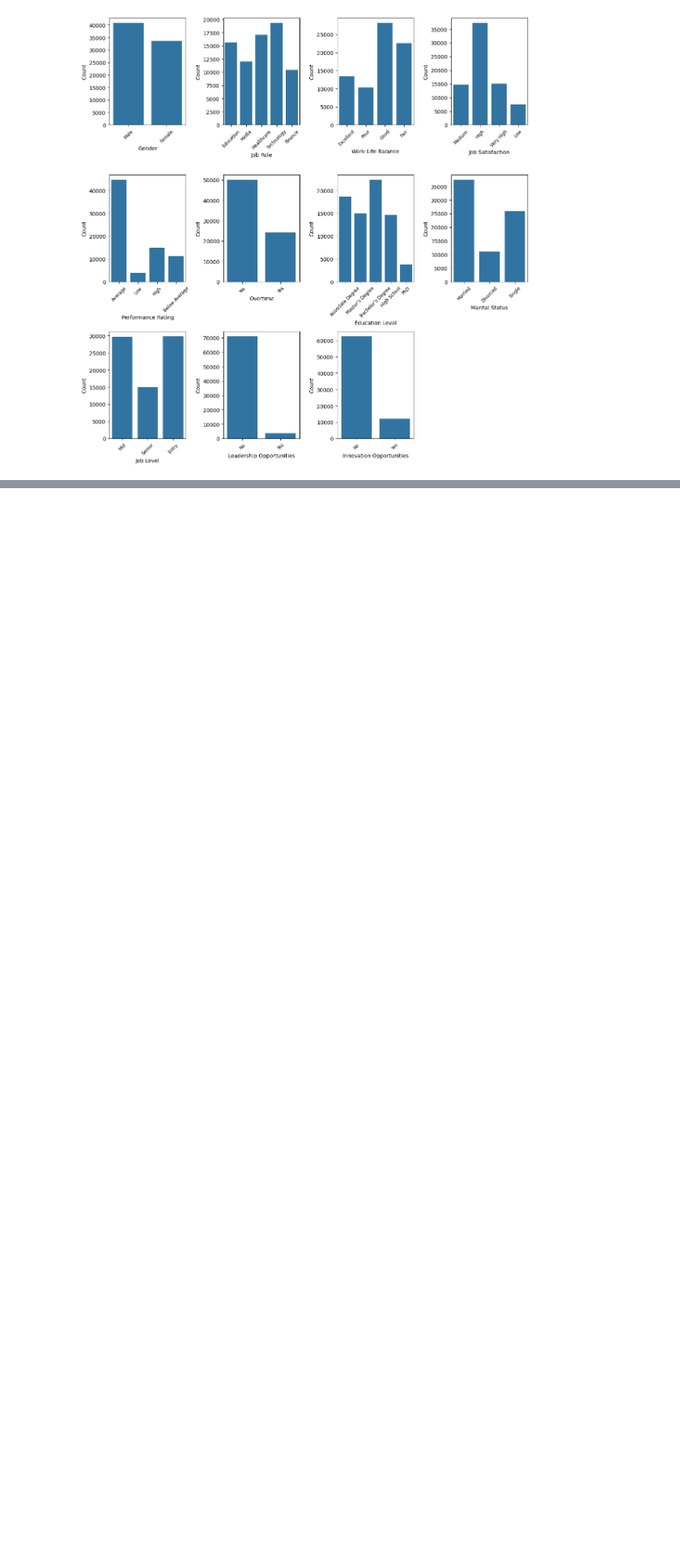
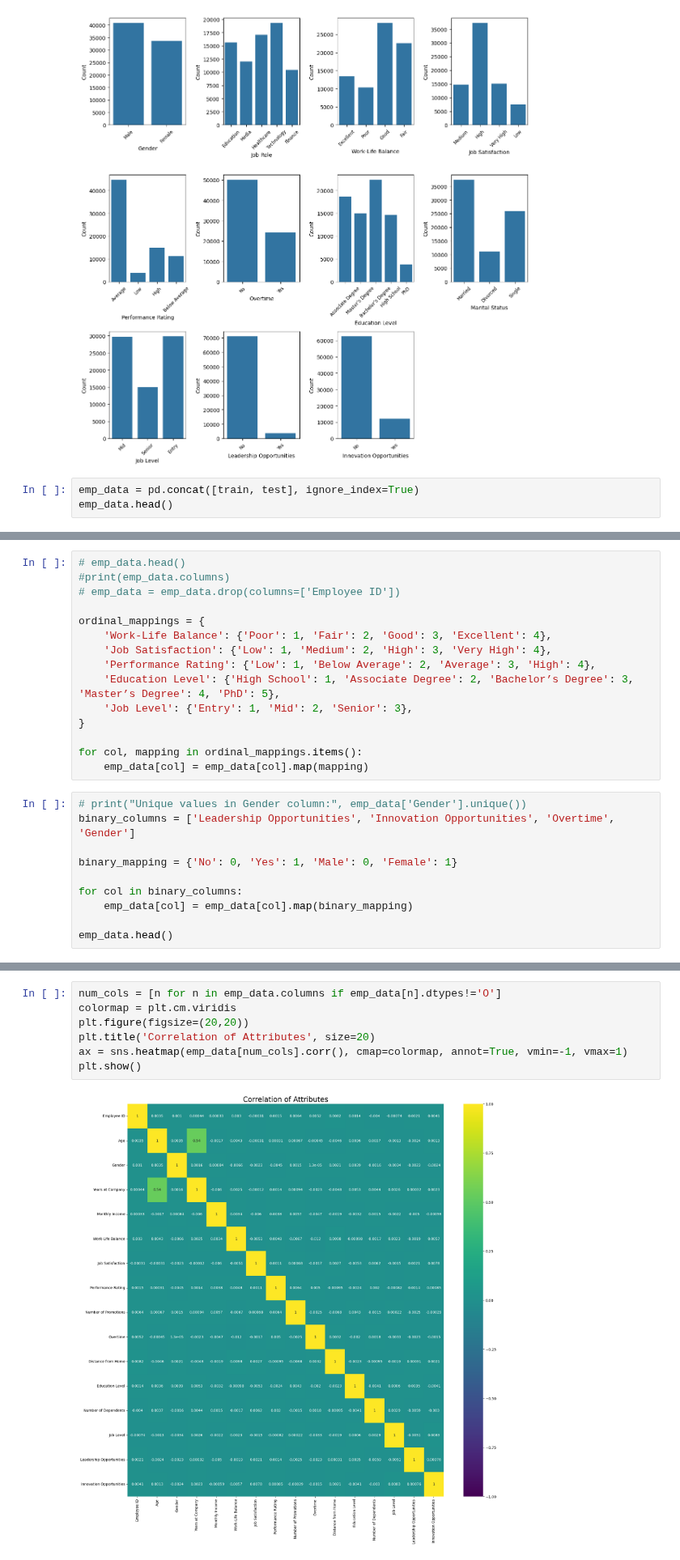
Before and after one commit to hansi-2000/HR-Project_ML, a Jupyter notebook: EMP_Attrition_rate.ipynb, the cells around one changed output, grey strips where cells are left out. Shown at 81% size. Cells and saved outputs as stored; diff of their text form; blank space fills up the shorter version.

```diff
--- a/EMP_Attrition_rate.ipynb
+++ b/EMP_Attrition_rate.ipynb
@@ -142,3 +142,6 @@ plt.tight_layout()
 plt.show()
 # %% [output]
 [figure]
+# %%
+emp_data = pd.concat([train, test], ignore_index=True)
+emp_data.head()
@@ -144,0 +155,25 @@ plt.show()
+# %%
+# emp_data.head()
+#print(emp_data.columns)
+# emp_data = emp_data.drop(columns=['Employee ID'])
+
+ordinal_mappings = {
+    'Work-Life Balance': {'Poor': 1, 'Fair': 2, 'Good': 3, 'Excellent': 4},
+    'Job Satisfaction': {'Low': 1, 'Medium': 2, 'High': 3, 'Very High': 4},
+    'Performance Rating': {'Low': 1, 'Below Average': 2, 'Average': 3, 'High': 4},
+    'Education Level': {'High School': 1, 'Associate Degree': 2, 'Bachelor’s Degree': 3, 'Master’s Degree': 4, 'PhD': 5},
+    'Job Level': {'Entry': 1, 'Mid': 2, 'Senior': 3},
+}
+
+for col, mapping in ordinal_mappings.items():
+    emp_data[col] = emp_data[col].map(mapping)
+# %%
+# print("Unique values in Gender column:", emp_data['Gender'].unique())
+binary_columns = ['Leadership Opportunities', 'Innovation Opportunities', 'Overtime', 'Gender']
+
+binary_mapping = {'No': 0, 'Yes': 1, 'Male': 0, 'Female': 1}
+
+for col in binary_columns:
+    emp_data[col] = emp_data[col].map(binary_mapping)
+
+emp_data.head()
@@ -145,3 +187,12 @@ plt.show()
+# %%
+num_cols = [n for n in emp_data.columns if emp_data[n].dtypes!='O']
+colormap = plt.cm.viridis
+plt.figure(figsize=(20,20))
+plt.title('Correlation of Attributes', size=20)
+ax = sns.heatmap(emp_data[num_cols].corr(), cmap=colormap, annot=True, vmin=-1, vmax=1)
+plt.show()
+# %% [output]
+[figure, added]
 # %%
 import pandas as pd
 from sklearn.preprocessing import StandardScaler
```
Also changed, not shown: parts of 2 cells of this notebook.
